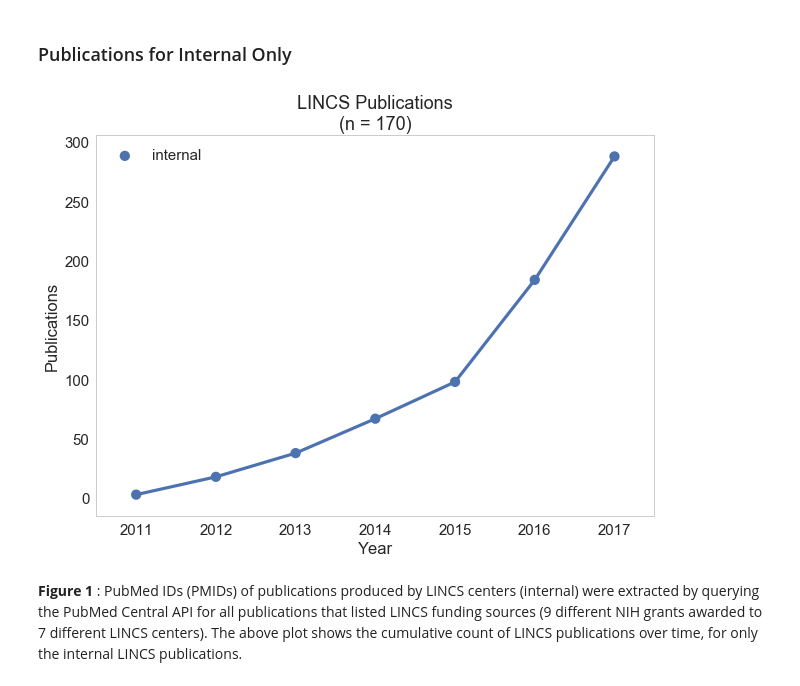
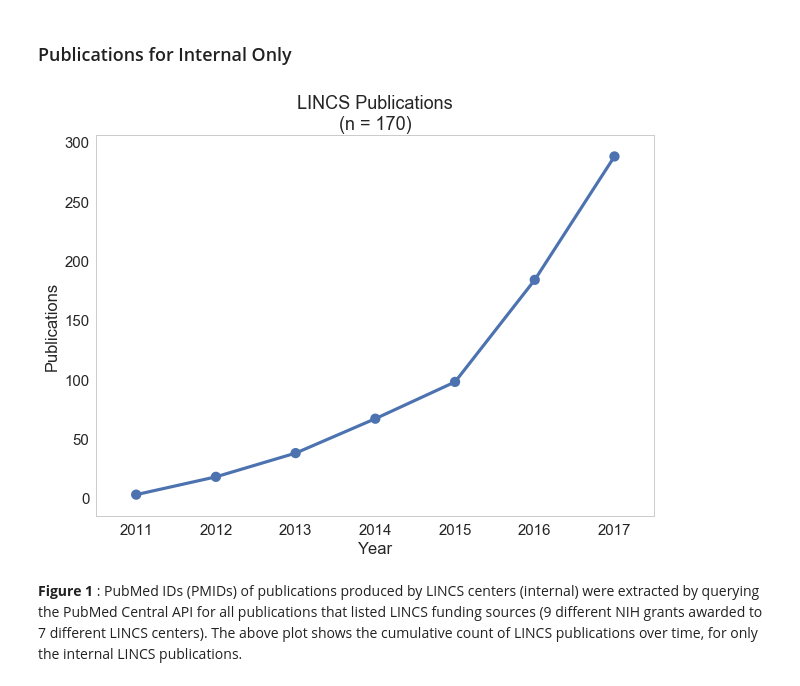
Before and after one commit to MaayanLab/LINCS-Publications-Report, a Jupyter notebook: LINCS_publications.ipynb, the cells around one changed output. Saved outputs shown, nothing was run; the diff lists cells and outputs as text; code cells hidden in the pictures.

Commit message:
Remove legend from new plots

```diff
--- a/LINCS_publications.ipynb
+++ b/LINCS_publications.ipynb
@@ -661,20 +661,18 @@ plt.title('LINCS Publications & Citations\nPublications = '+
 # %%
 fig, ax = plt.subplots(figsize=(10,7))
 
 grouped_pubs_int = grouped_pubs.loc[grouped_pubs['InternalExternal']=='internal',:]
 
-
 # Plot publications
 g1 = sn.pointplot(data=grouped_pubs_int, x='YEAR', y='cumul_publications', hue='InternalExternal',linestyles=["-", "-"],markers=['o','v'])
 plt.xlabel('Year')
 plt.ylabel('Publications')
-# Custom legend
-h1 = plt.gca().get_label()
-lg1 = plt.legend(title='', handles=h1, labels=['Internal','External'], loc='upper left')
+# remove legend
+ax.legend_.remove()
 
 plt.title('LINCS Publications\n(n = '+ str( sum(grouped_pubs_int['pm_id']) ) +')') ;
 # %% [output]
-[figure, old version]
+[figure, new version]
 # %% [markdown]
 **Figure 1** : PubMed IDs (PMIDs) of publications produced by LINCS centers (internal) were extracted by querying the PubMed Central API for all publications that listed LINCS funding sources (9 different NIH grants awarded to 7 different LINCS centers). The above plot shows the cumulative count of LINCS publications over time, for only the internal LINCS publications.
 # %% [markdown]
```
Also changed, not shown: parts of 1 cell of this notebook.
